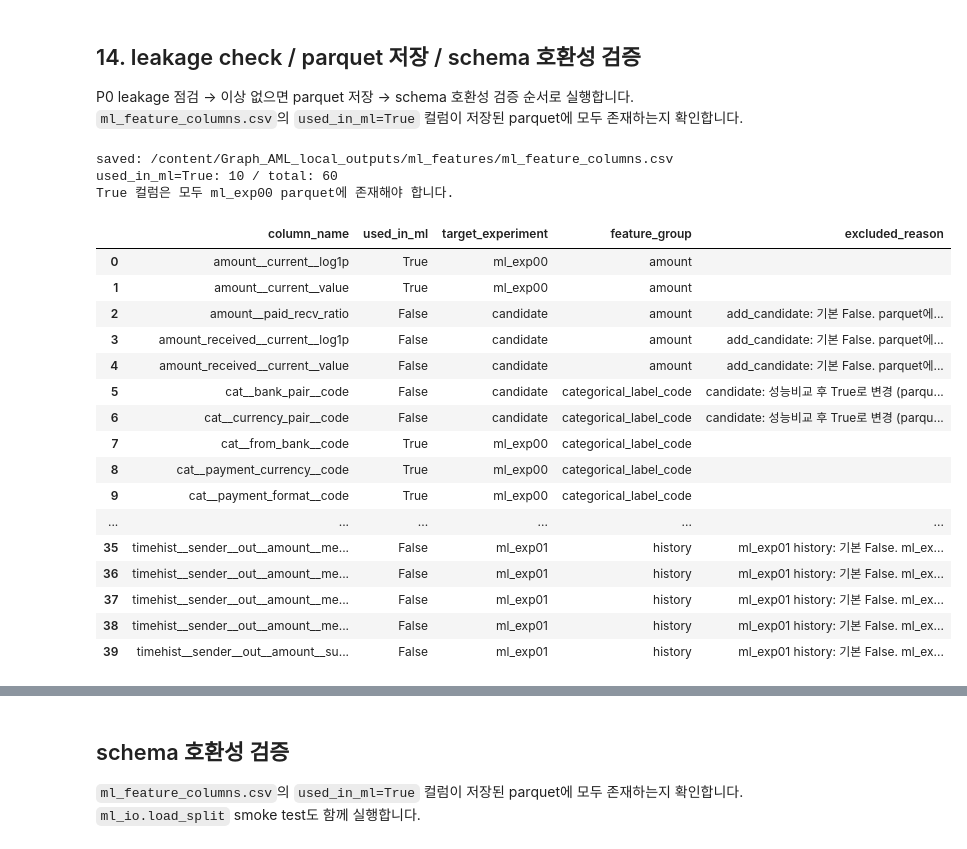
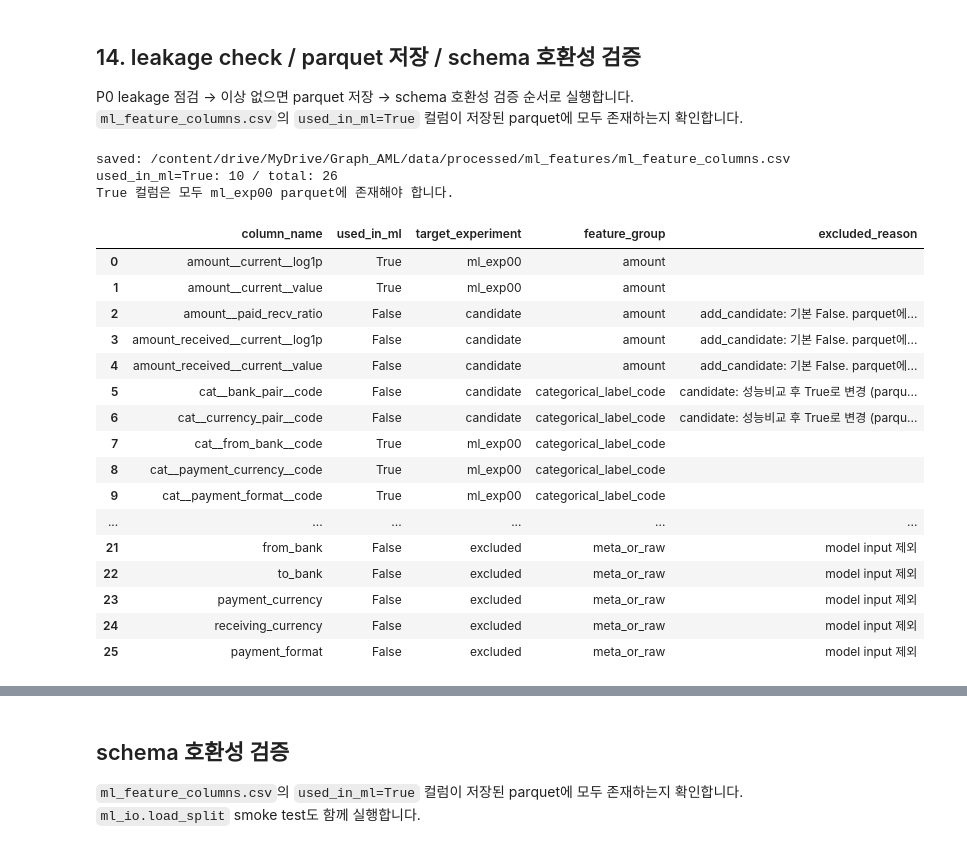
Before and after one commit to JKYUPSYCHE/Graph_AML, a Jupyter notebook: data/preprocessing/03_ml_feature_process.ipynb, the cells around one changed output, grey strips where cells are left out. Drawn from its saved outputs; the diff is of its cells as text; code cells hidden in the pictures.

```diff
--- a/data/preprocessing/03_ml_feature_process.ipynb
+++ b/data/preprocessing/03_ml_feature_process.ipynb
@@ -535,7 +491,7 @@ ml_exp00, ml_exp00_no_time, ml_exp01은 모두 동일한 split을 사용합니
 #
 # 주의:
 #   - part별 / 실험별 split 재생성 금지
-#   - ml_exp00 / ml_exp00_no_time / ml_exp01 모두 동일 split 사용
+#   - ml_exp00 / ml_exp00_no_time 모두 동일 split 사용
 # ============================================================
 
 import polars as pl
@@ -613,7 +569,7 @@ def _restore_split_by_tx_id(df, restore_df, source_name):
         )
     return df
 
-_SPLIT_ASSIGN_PATH = CONFIG['LOCAL_OUTPUT_DIR'] / 'split_assignment.csv'
+_SPLIT_ASSIGN_PATH = CONFIG['DRIVE_OUTPUT_DIR'] / 'split_assignment.csv'
 _SPLIT_SOURCE = None
 
 # ── [1순위] clean_base에 split 컬럼이 있는 경우 ────────────────────
@@ -1422,8 +1011,6 @@ pair / amount_received 후보 컬럼은 parquet에는 포함하되 `used_in_ml=F
 # ============================================================
 # 모델 입력 feature 목록
 # [원칙] 기존 전처리파트 output 컬럼명 유지.
-# [QA-A안] ml_feature_columns.csv 기본값은 ml_exp00 전용 feature만 True
-#          history(ml_exp01) → used_in_ml=False
 #          amount_received 계열 → add_candidate (used_in_ml=False)
 #          pair feature → candidate (used_in_ml=False, parquet에 포함)
 # ============================================================
@@ -1456,29 +1043,18 @@ PAIR_COLS_IN_PARQUET = [c for c in PAIR_FEATURE_COLS if c in df_ml00_base.column
 if len(PAIR_COLS_IN_PARQUET) < len(PAIR_FEATURE_COLS):
     print(f'[WARN] pair col 미생성: {[c for c in PAIR_FEATURE_COLS if c not in df_ml00_base.columns]}')
 
-# ── ml_exp01: history feature (used_in_ml=False 기본값) ──────────────
-ML01_HISTORY_FEATURE_COLS = [
-    c for c in df_ml01_base.columns
-    if c.startswith('timehist__') or c.startswith('recency__') or c.startswith('flag__')
-]
-ML01_FEATURE_COLS = ML00_FEATURE_COLS + ML01_HISTORY_FEATURE_COLS
-
 FEATURE_SET_REGISTRY = {
     'ml_exp00':         ML00_FEATURE_COLS,
     'ml_exp00_no_time': ML00_NO_TIME_FEATURE_COLS,
-    'ml_exp01':         ML01_FEATURE_COLS,
 }
 
 print(f'ML00 feature cols    : {len(ML00_FEATURE_COLS)}')
 print(f'ML00 no-time cols    : {len(ML00_NO_TIME_FEATURE_COLS)}')
-print(f'ML01 history cols    : {len(ML01_HISTORY_FEATURE_COLS)}')
-print(f'ML01 total cols      : {len(ML01_FEATURE_COLS)}')
 print(f'amount_recv candidate: {AMOUNT_RECV_CANDIDATE_COLS}')
 print(f'pair candidate       : {PAIR_COLS_IN_PARQUET} (parquet 포함, used_in_ml=False)')
 
 for name, cols in FEATURE_SET_REGISTRY.items():
-    ref_df = df_ml01_base if name == 'ml_exp01' else df_ml00_base
-    bad = [c for c in cols if c not in ref_df.columns]
+    bad = [c for c in cols if c not in df_ml00_base.columns]
     if bad: print(f'[WARN] {name} missing: {bad}')
 # %% [output]
 [INFO] amount_received 계열 parquet에 포함 (candidate, used_in_ml=False): ['amount_received__current__value', 'amount_received__current__log1p', 'amount__paid_recv_ratio']
@@ -1688,7 +1235,6 @@ def infer_leakage_risk(col):
     return 'low_current_row_only'
 
 # 카탈로그에 포함할 모든 컬럼 목록
-_HIST_SET  = set(ML01_HISTORY_FEATURE_COLS)
 _RECV_SET  = {'amount_received__current__value','amount_received__current__log1p','amount__paid_recv_ratio'}
 _PAIR_SET  = set(PAIR_FEATURE_COLS)
 _ML00_SET  = set(ML00_FEATURE_COLS)  # 기본 used_in_ml=True 대상
@@ -1704,8 +1250,6 @@ def make_ml_feature_columns():
         # used_in_ml 결정 (A안: ml_exp00 base만 True)
         if col in _ML00_SET:
             used, excl = True, ''
-        elif col in _HIST_SET:
-            used, excl = False, 'ml_exp01 history: 기본 False. ml_exp01 parquet 사용 시 True로 변경'
         elif col in _RECV_SET:
             used, excl = False, 'add_candidate: 기본 False. parquet에 있으면 True로 변경 가능'
         elif col in _PAIR_SET:
@@ -1721,11 +1265,10 @@ def make_ml_feature_columns():
         records.append({
             'column_name':        col,
             'used_in_ml':         used,
-            'target_experiment':  'ml_exp00' if col in _ML00_SET else
-                                  ('ml_exp01' if col in _HIST_SET else 'candidate'),
+            'target_experiment':  'ml_exp00' if col in _ML00_SET else 'candidate',
             'used_in_experiments': in_exps,
             'feature_group':      infer_feature_group(col),
-            'dtype':              safe_schema_get(df_ml01_base.schema, col, 'unknown'),
+            'dtype':              safe_schema_get(df_ml00_base.schema, col, 'unknown'),
             'excluded_reason':    excl,
             'leakage_risk':       infer_leakage_risk(col),
             'selection_note':     'candidate (parquet 포함)' if col in _PAIR_SET else '',
@@ -1734,43 +1277,43 @@ def make_ml_feature_columns():
     # meta/제외 컬럼
     for col in ['tx_id','timestamp','split','label','sender_account','receiver_account',
                 'from_bank','to_bank','payment_currency','receiving_currency','payment_format']:
-        if col in df_ml01_base.columns:
+        if col in df_ml00_base.columns:
             records.append({
                 'column_name':col,'used_in_ml':False,'target_experiment':'excluded',
                 'used_in_experiments':'','feature_group':'meta_or_raw',
-                'dtype':safe_schema_get(df_ml01_base.schema,col),
+                'dtype':safe_schema_get(df_ml00_base.schema,col),
                 'excluded_reason':'model input 제외','leakage_risk':'excluded','selection_note':''
             })
     return pd.DataFrame(records)
 
 ml_feature_columns_df = make_ml_feature_columns()
-ml_feature_columns_path = CONFIG['LOCAL_OUTPUT_DIR'] / 'ml_feature_columns.csv'
+ml_feature_columns_path = CONFIG['DRIVE_OUTPUT_DIR'] / 'ml_feature_columns.csv'
 ml_feature_columns_df.to_csv(ml_feature_columns_path, index=False, encoding='utf-8-sig')
 print('saved:', ml_feature_columns_path)
 _n_true = ml_feature_columns_df['used_in_ml'].sum()
 _n_total = len(ml_feature_columns_df)
 print(f'used_in_ml=True: {_n_true} / total: {_n_total}')
 print(f'True 컬럼은 모두 ml_exp00 parquet에 존재해야 합니다.')
 display(ml_feature_columns_df[['column_name','used_in_ml','target_experiment',
                                 'feature_group','excluded_reason']].head(40))
 # %% [output]
-saved: /content/Graph_AML_local_outputs/ml_features/ml_feature_columns.csv
-used_in_ml=True: 10 / total: 60
+saved: /content/drive/MyDrive/Graph_AML/data/processed/ml_features/ml_feature_columns.csv
+used_in_ml=True: 10 / total: 26
 True 컬럼은 모두 ml_exp00 parquet에 존재해야 합니다.
 |  | column_name | used_in_ml | target_experiment | feature_group | excluded_reason |
 | 0 | amount__current__log1p | True | ml_exp00 | amount |  |
 | 1 | amount__current__value | True | ml_exp00 | amount |  |
 | 2 | amount__paid_recv_ratio | False | candidate | amount | add_candidate: 기본 False. parquet에... |
 | 3 | amount_received__current__log1p | False | candidate | amount | add_candidate: 기본 False. parquet에... |
 | 4 | amount_received__current__value | False | candidate | amount | add_candidate: 기본 False. parquet에... |
 | 5 | cat__bank_pair__code | False | candidate | categorical_label_code | candidate: 성능비교 후 True로 변경 (parqu... |
 | 6 | cat__currency_pair__code | False | candidate | categorical_label_code | candidate: 성능비교 후 True로 변경 (parqu... |
 | 7 | cat__from_bank__code | True | ml_exp00 | categorical_label_code |  |
 | 8 | cat__payment_currency__code | True | ml_exp00 | categorical_label_code |  |
 | 9 | cat__payment_format__code | True | ml_exp00 | categorical_label_code |  |
 | ... | ... | ... | ... | ... | ... |
-| 35 | timehist__sender__out__amount__me... | False | ml_exp01 | history | ml_exp01 history: 기본 False. ml_ex... |
-| 36 | timehist__sender__out__amount__me... | False | ml_exp01 | history | ml_exp01 history: 기본 False. ml_ex... |
-| 37 | timehist__sender__out__amount__me... | False | ml_exp01 | history | ml_exp01 history: 기본 False. ml_ex... |
-| 38 | timehist__sender__out__amount__me... | False | ml_exp01 | history | ml_exp01 history: 기본 False. ml_ex... |
-| 39 | timehist__sender__out__amount__su... | False | ml_exp01 | history | ml_exp01 history: 기본 False. ml_ex... |
+| 21 | from_bank | False | excluded | meta_or_raw | model input 제외 |
+| 22 | to_bank | False | excluded | meta_or_raw | model input 제외 |
+| 23 | payment_currency | False | excluded | meta_or_raw | model input 제외 |
+| 24 | receiving_currency | False | excluded | meta_or_raw | model input 제외 |
+| 25 | payment_format | False | excluded | meta_or_raw | model input 제외 |
```
Also changed, not shown: parts of 32 cells of this notebook, 5 other files.
